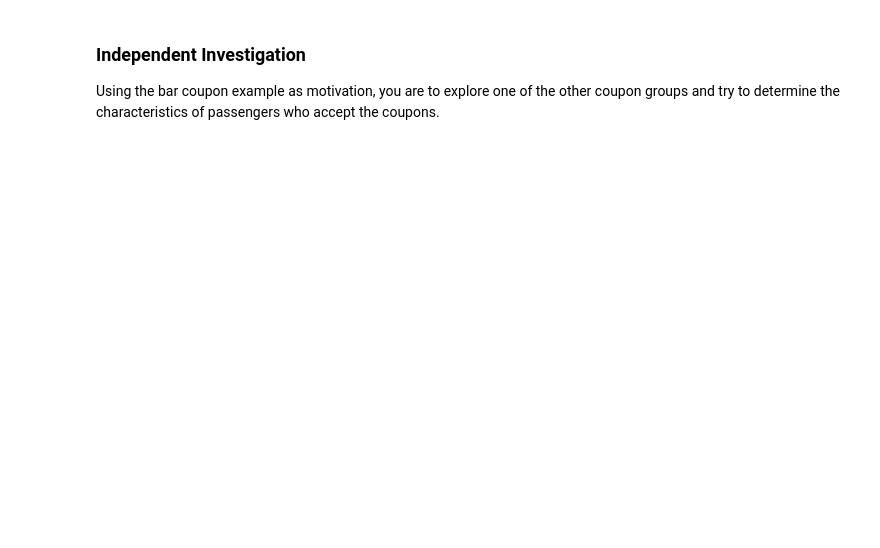
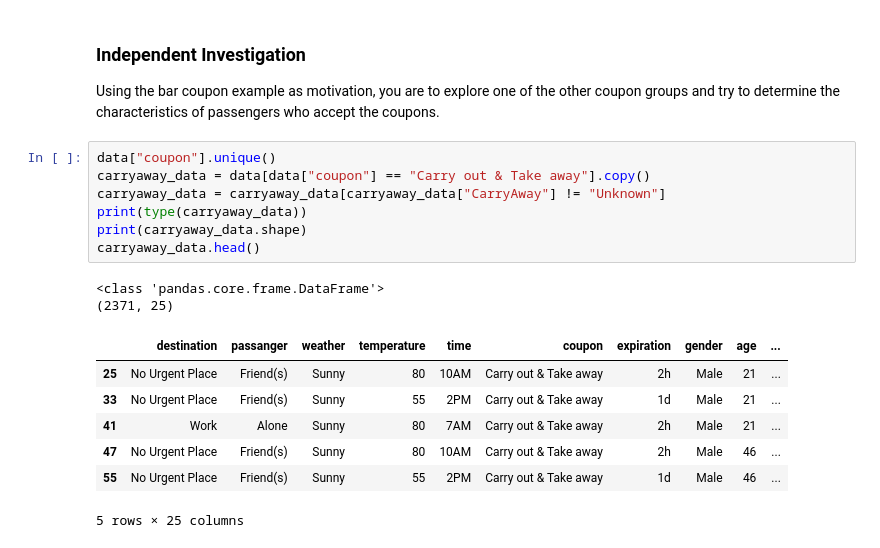
Before and after one commit to mateovargas/coupon-acceptance, a Jupyter notebook: prompt.ipynb, the cells around one changed output. Drawn from its saved outputs; the diff is of its cells as text; blank space fills up the shorter version.

```diff
--- a/prompt.ipynb
+++ b/prompt.ipynb
@@ -485,3 +507,20 @@ The most important thing to note about drviers who accepted bar coupons were tha
 ### Independent Investigation
 
 Using the bar coupon example as motivation, you are to explore one of the other coupon groups and try to determine the characteristics of passengers who accept the coupons.
+# %%
+data["coupon"].unique()
+carryaway_data = data[data["coupon"] == "Carry out & Take away"].copy()
+carryaway_data = carryaway_data[carryaway_data["CarryAway"] != "Unknown"]
+print(type(carryaway_data))
+print(carryaway_data.shape)
+carryaway_data.head()
+# %% [output]
+<class 'pandas.core.frame.DataFrame'>
+(2371, 25)
+|  | destination | passanger | weather | temperature | time | coupon | expiration | gender | age | ... |
+| 25 | No Urgent Place | Friend(s) | Sunny | 80 | 10AM | Carry out & Take away | 2h | Male | 21 | ... |
+| 33 | No Urgent Place | Friend(s) | Sunny | 55 | 2PM | Carry out & Take away | 1d | Male | 21 | ... |
+| 41 | Work | Alone | Sunny | 80 | 7AM | Carry out & Take away | 2h | Male | 21 | ... |
+| 47 | No Urgent Place | Friend(s) | Sunny | 80 | 10AM | Carry out & Take away | 2h | Male | 46 | ... |
+| 55 | No Urgent Place | Friend(s) | Sunny | 55 | 2PM | Carry out & Take away | 1d | Male | 46 | ... |
+5 rows × 25 columns
```
Also changed, not shown: parts of 13 cells of this notebook, 1 other file.
